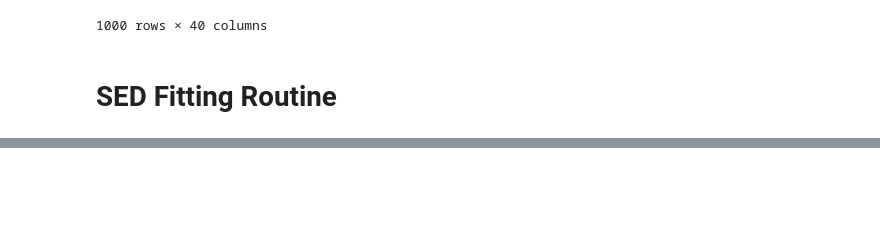
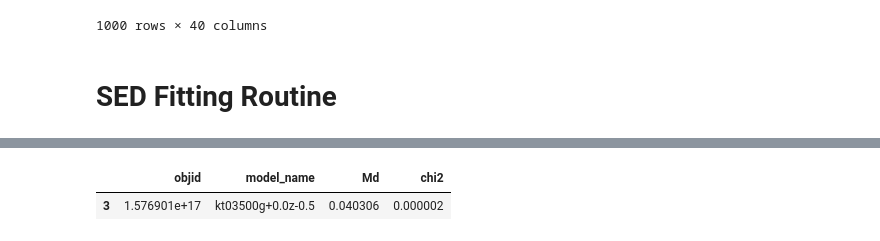
Before and after one commit to Jack3690/INSIST, a Jupyter notebook: UV_Stellar_Catalog.ipynb, the cells around one changed output, grey strips where cells are left out. Cells and saved outputs as stored; diff of their text form; code cells hidden in the pictures; blank space fills up the shorter version.

```diff
--- a/UV_Stellar_Catalog.ipynb
+++ b/UV_Stellar_Catalog.ipynb
@@ -507,6 +508,11 @@ df_chi_min = df_chi[0:0]
 for i in df_chi['objid'].unique():
   df_temp = df_chi[ df_chi['objid'] == i]
   df_chi_min = df_chi_min.append(df_temp[df_temp['chi2']==df_temp['chi2'].min()])
+# %%
+df_chi_min
+# %% [output]
+|  | objid | model_name | Md | chi2 |
+| 3 | 1.576901e+17 | kt03500g+0.0z-0.5 | 0.040306 | 0.000002 |
 # %%
 len(df_chi_min.model_name.unique())
 # %% [output]
```
Also changed, not shown: parts of 15 cells of this notebook.
